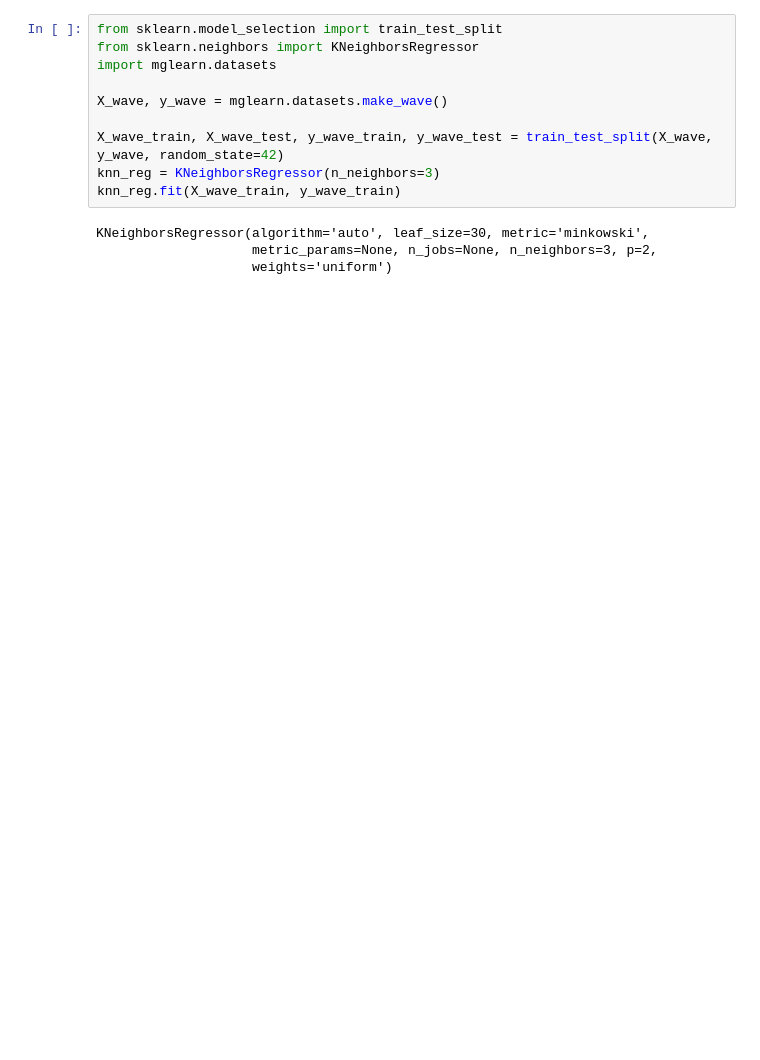
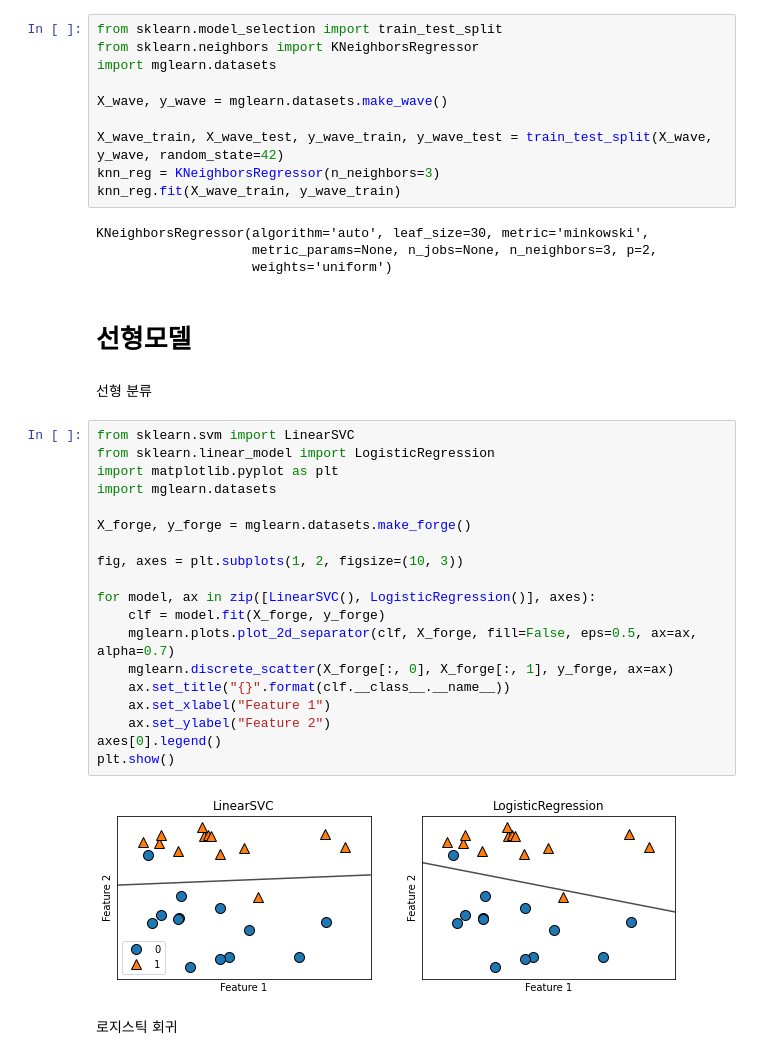
Before and after one commit to yoonbee/Machine-Learning, a Jupyter notebook: 02_supervised_learning.ipynb, the cells around one changed output. Saved outputs shown, nothing was run; the diff lists cells and outputs as text; blank space fills up the shorter version.

```diff
--- a/02_supervised_learning.ipynb
+++ b/02_supervised_learning.ipynb
@@ -107,3 +122,30 @@ knn_reg.fit(X_wave_train, y_wave_train)
 KNeighborsRegressor(algorithm='auto', leaf_size=30, metric='minkowski',
                     metric_params=None, n_jobs=None, n_neighbors=3, p=2,
                     weights='uniform')
+# %% [markdown]
+# 선형모델
+# %% [markdown]
+선형 분류
+# %%
+from sklearn.svm import LinearSVC
+from sklearn.linear_model import LogisticRegression
+import matplotlib.pyplot as plt
+import mglearn.datasets
+
+X_forge, y_forge = mglearn.datasets.make_forge()
+
+fig, axes = plt.subplots(1, 2, figsize=(10, 3))
+
+for model, ax in zip([LinearSVC(), LogisticRegression()], axes):
+    clf = model.fit(X_forge, y_forge)
+    mglearn.plots.plot_2d_separator(clf, X_forge, fill=False, eps=0.5, ax=ax, alpha=0.7)
+    mglearn.discrete_scatter(X_forge[:, 0], X_forge[:, 1], y_forge, ax=ax)
+    ax.set_title("{}".format(clf.__class__.__name__))
+    ax.set_xlabel("Feature 1")
+    ax.set_ylabel("Feature 2")
+axes[0].legend()
+plt.show()
+# %% [output]
+[figure, added]
+# %% [markdown]
+로지스틱 회귀
```
Also changed, not shown: parts of 15 cells of this notebook.
